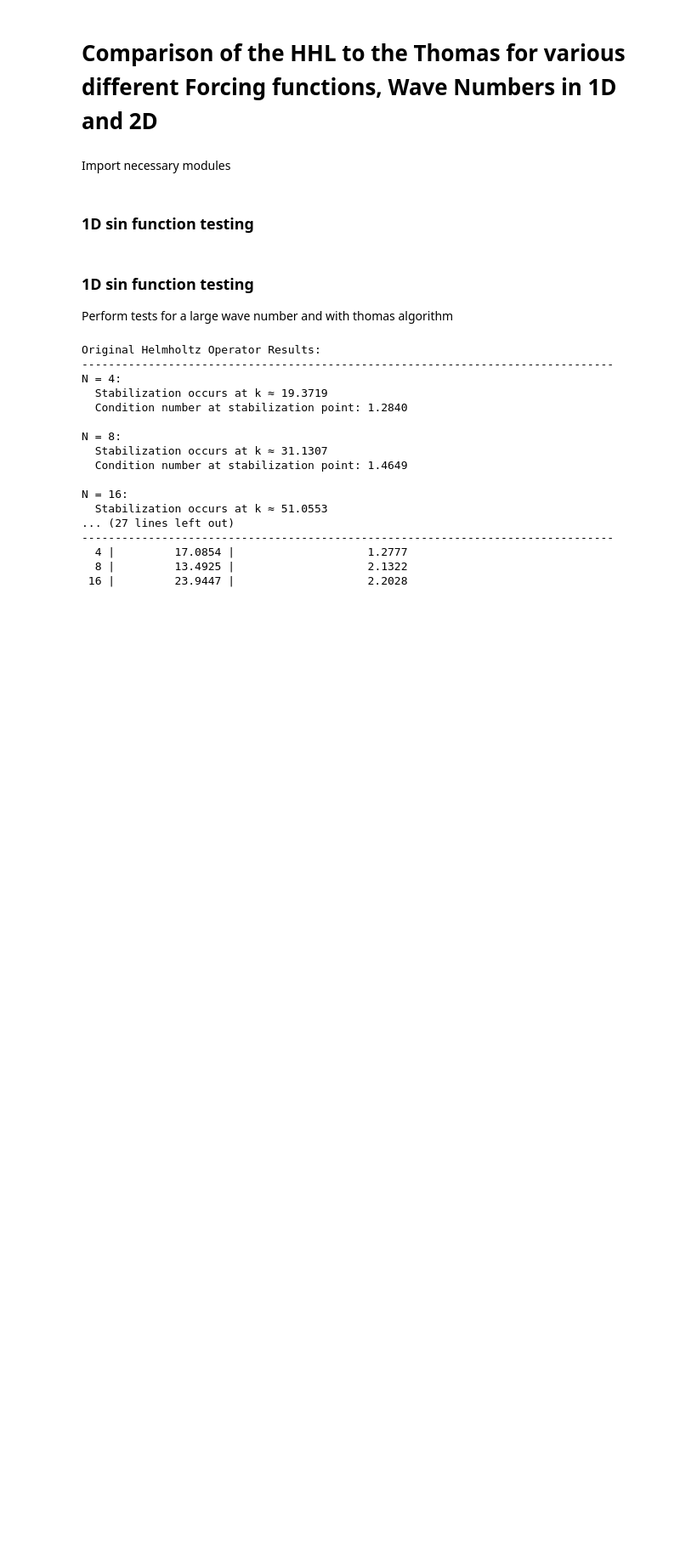
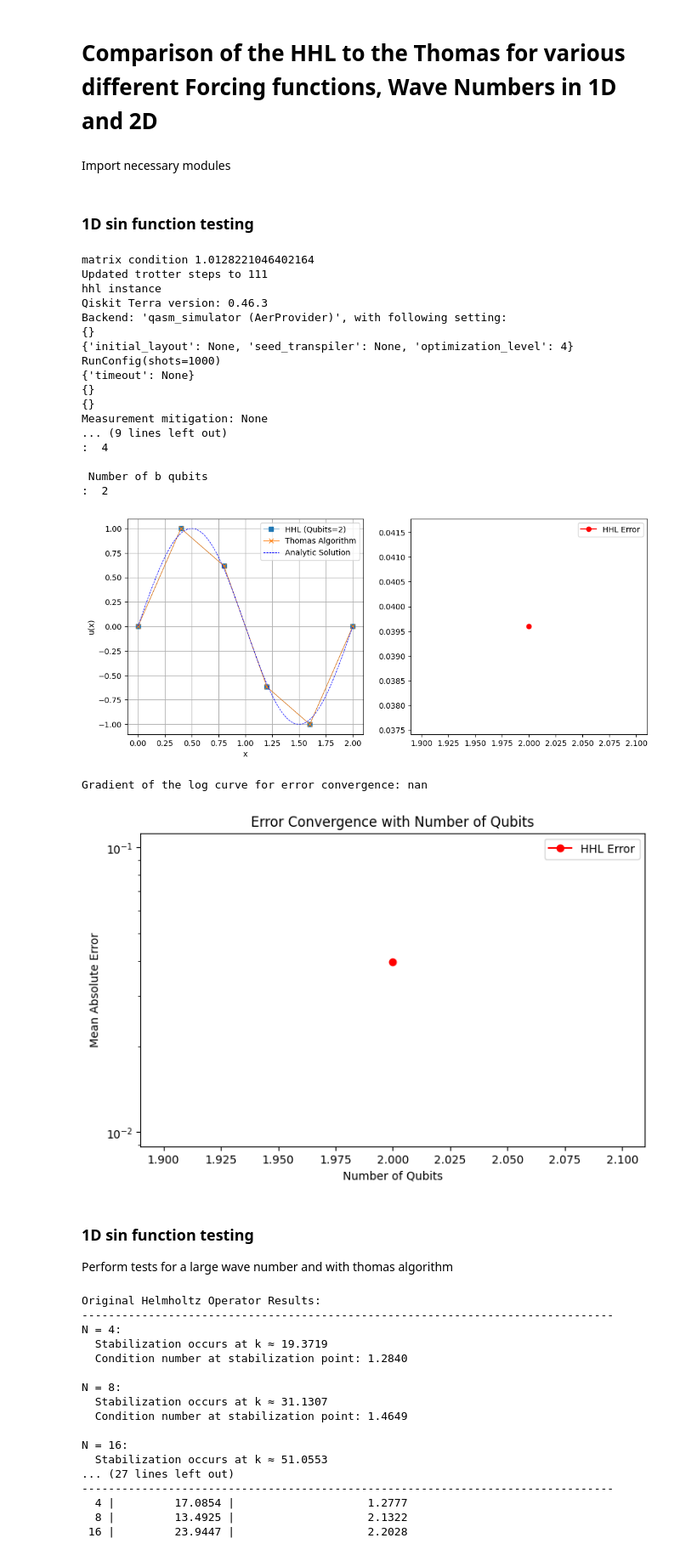
Before and after one commit to richard7990/quantum_linear_solvers, a Jupyter notebook: Helmholtz_1D_implmentation.ipynb, the cells around one changed output. Shown at 85% size. Cells and saved outputs as stored; diff of their text form; code cells hidden in the pictures; blank space fills up the shorter version.

Commit message:
Before work on switchning to a shot based simulator

```diff
--- a/Helmholtz_1D_implmentation.ipynb
+++ b/Helmholtz_1D_implmentation.ipynb
@@ -64,15 +64,17 @@ def Linf_error(u, v):
 # %% [markdown]
 ### 1D sin function testing
 # %%
-
 # Build the matrix A
-NUM_QUBITS = 3
+NUM_QUBITS = 4
 MATRIX_SIZE = 2 ** NUM_QUBITS
 # Define the number of qubits to test
-qubit_numbers = [1, 2, 3, 4]
+qubit_numbers = [2]
 
 # Initialize lists to store results
 errors_hhl = []
+
+# from qiskit.utils import algorithm_globals ### Only use for big simulations
+# algorithm_globals.massive = True
 errors_thomas = []
 
 # Plot the results for each qubit number on a single graph
@@ -133,38 +135,60 @@ for NUM_QUBITS in qubit_numbers:
     # Plot the results for each qubit number
     plt.subplot(1, 2, 1)
     plt.plot(np.concatenate(([0], x_numerical, [L])), tridi_vector, 's-', linewidth=0.5, label=f'HHL (Qubits={NUM_QUBITS})')
-    #plt.plot(np.concatenate(([0], x_numerical, [L])), num_solution, '*-', linewidth=0.7, label=f'Thomas Algorithm (Qubits={NUM_QUBITS})')
+    plt.plot(np.concatenate(([0], x_numerical, [L])), num_solution, 'x-', linewidth=0.7, label=f'Thomas Algorithm')
 
 # Plot the analytic solution
 plt.subplot(1, 2, 1)
 plt.plot(x_fine, u_analytic, 'b--', linewidth=0.7, label='Analytic Solution')
 plt.xlabel('x')
+plt.grid(True)
 plt.ylabel('u(x)')
 plt.legend()
 
 # Plot the error convergence
 plt.subplot(1, 2, 2)
 plt.plot(qubit_numbers, errors_hhl, 'ro-', label='HHL Error')
 #plt.plot(qubit_numbers, errors_thomas, 'kx-', label='Thomas Error')
-plt.xlabel('Number of Qubits')
-plt.ylabel('Mean Absolute Error')
+#plt.xlabel('Number of Qubits')
+#plt.ylabel('Mean Absolute Error')
 plt.legend()
 
 plt.show()
 
 # add a log plot for the error convergence
 plt.figure(figsize=(8, 5))
 plt.plot(qubit_numbers, errors_hhl, 'ro-', label='HHL Error')
 plt.yscale('log')
 plt.xlabel('Number of Qubits')
 plt.ylabel('Mean Absolute Error')
 plt.title('Error Convergence with Number of Qubits')
 plt.legend()
 
 # print the gradient of the log curve for error convergence
 from scipy.stats import linregress
 res = linregress(qubit_numbers, np.log(errors_hhl))
 print(f"Gradient of the log curve for error convergence: {res.slope:.4f}")
+# %% [output]
+matrix condition 1.0128221046402164
+Updated trotter steps to 111
+hhl instance
+Qiskit Terra version: 0.46.3
+Backend: 'qasm_simulator (AerProvider)', with following setting:
+{}
+{'initial_layout': None, 'seed_transpiler': None, 'optimization_level': 4}
+RunConfig(shots=1000)
+{'timeout': None}
+{}
+{}
+Measurement mitigation: None
+... (9 lines left out)
+:  4
+
+ Number of b qubits
+:  2
+[figure, added]
+Gradient of the log curve for error convergence: nan
+[figure, added]
 # %% [markdown]
 ### 1D sin function testing
 Perform tests for a large wave number and with thomas algorithm
```
Also changed, not shown: parts of 1 cell of this notebook, 22 other files.
